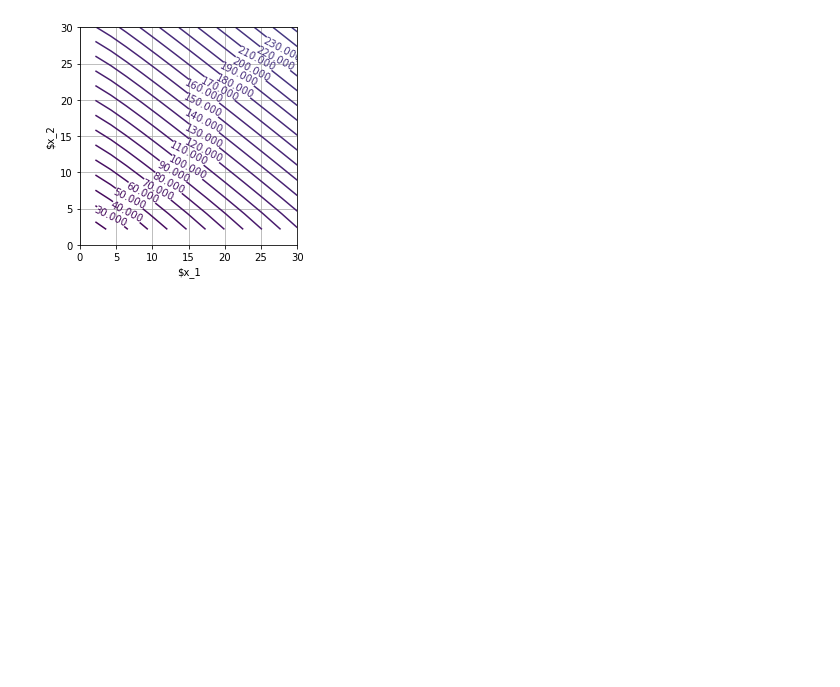
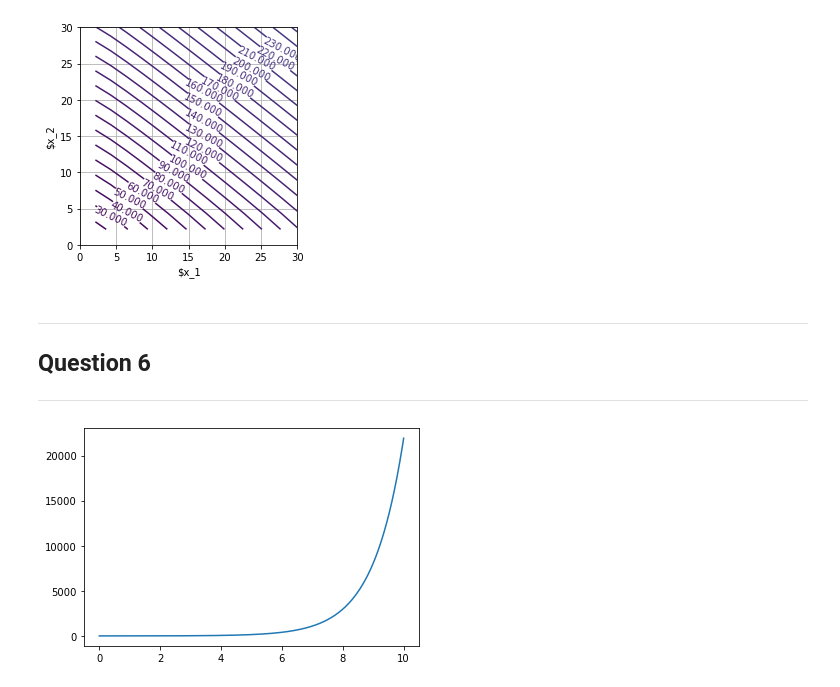
Before and after one commit to david-bretaud/equadiff, a Jupyter notebook: projet.ipynb, the cells around one changed output. Cells and saved outputs as stored; diff of their text form; code cells hidden in the pictures; blank space fills up the shorter version.

Commit message:
Tentative foireuse de réponse à la question 3 + question 6 (consistance et ordre de convergence à revoir) + question 7

```diff
--- a/projet.ipynb
+++ b/projet.ipynb
@@ -228,3 +237,28 @@ def display_contour(fct, abs, ord, lvl):
 display_contour(H, Int, Int, LignesH)
 # %% [output]
 [figure]
+# %% [markdown]
+---
+
+## Question 6
+
+---
+# %%
+def solve_euler_explicit(f, x0, dt, t0, tf):
+    t, x = [t0], [x0]
+    l = int((tf-t0)/dt)
+    for i in range(l):
+        el = x[i] + dt*f(t[i], x[i])
+        x += [list(el) if type(el) is np.ndarray else el]
+        t += [t0 + (i+1)*dt]
+    return t, x
+# %%
+def exp(t, x):
+    return x
+
+t0, tf = 0, 10
+dt = 10e-4
+sol = solve_euler_explicit(exp, 1, dt, t0, tf)
+plt.plot(*sol) ;
+# %% [output]
+[figure, added]
```
Also changed, not shown: parts of 11 cells of this notebook.
